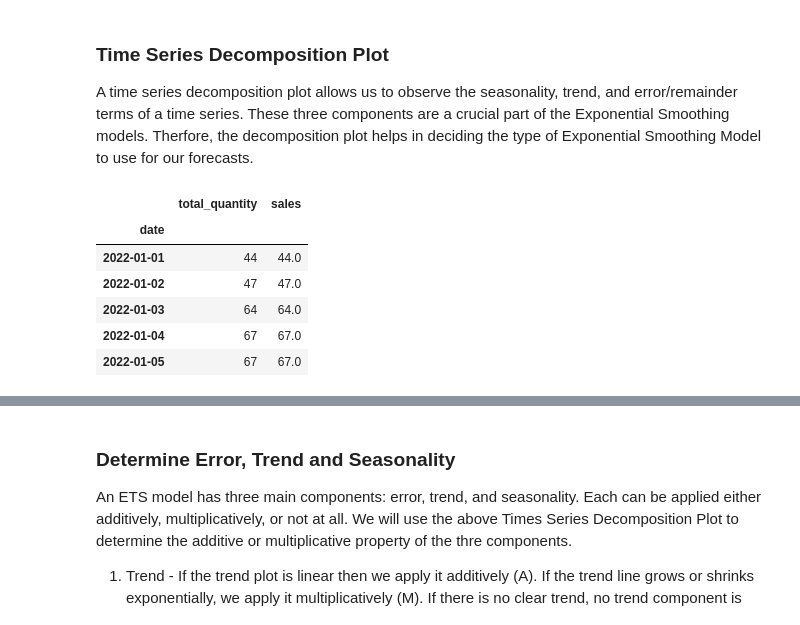
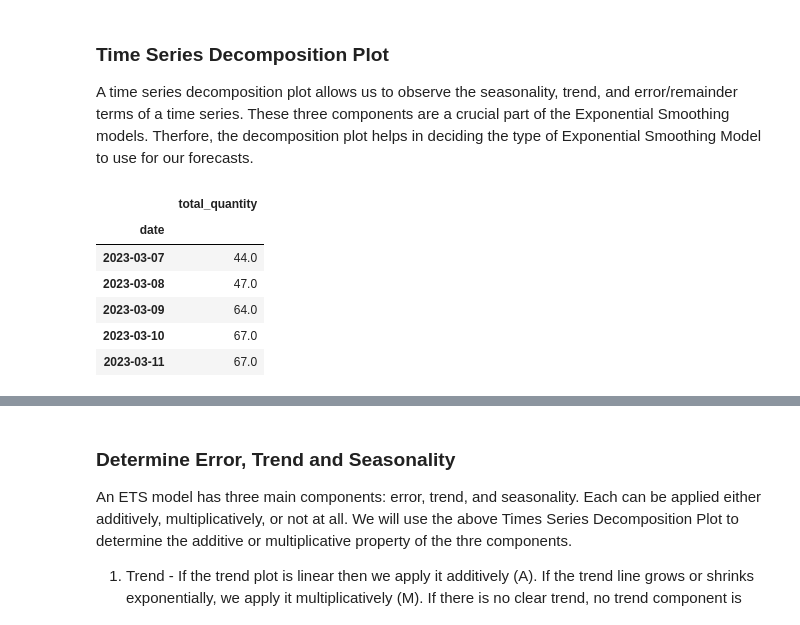
Before and after one commit to PGPradhan/Sales-Forecasting, a Jupyter notebook: Sales_Forcasting_Methods.ipynb, the cells around one changed output, grey strips where cells are left out. Saved outputs shown, nothing was run; the diff lists cells and outputs as text; code cells hidden in the pictures.

```diff
--- a/Sales_Forcasting_Methods.ipynb
+++ b/Sales_Forcasting_Methods.ipynb
@@ -660,14 +662,15 @@ Overall, the Seasonal Naive model with a seasonal period of 12 months performs r
 A time series decomposition plot allows us to observe the seasonality, trend, and error/remainder terms
 of a time series. These three components are a crucial part of the Exponential Smoothing models. Therfore, the decomposition plot helps in deciding the type of Exponential Smoothing Model to use for our forecasts.
 # %%
-ts_decomp_df = train_df.set_index('date') # set date as index
-ts_decomp_df['sales'] = ts_decomp_df['total_quantity'].astype(float)
+
+ts_decomp_df = train_df1.set_index('date') # set date as index
+ts_decomp_df['total_quantity'] = ts_decomp_df['total_quantity'].astype(float)
 ts_decomp_df.head()
 # %% [output]
-|  | total_quantity | sales |
-| date |  |  |
-| 2022-01-01 | 44 | 44.0 |
-| 2022-01-02 | 47 | 47.0 |
-| 2022-01-03 | 64 | 64.0 |
-| 2022-01-04 | 67 | 67.0 |
-| 2022-01-05 | 67 | 67.0 |
+|  | total_quantity |
+| date |  |
+| 2023-03-07 | 44.0 |
+| 2023-03-08 | 47.0 |
+| 2023-03-09 | 64.0 |
+| 2023-03-10 | 67.0 |
+| 2023-03-11 | 67.0 |
```
Also changed, not shown: parts of 8 cells of this notebook.
